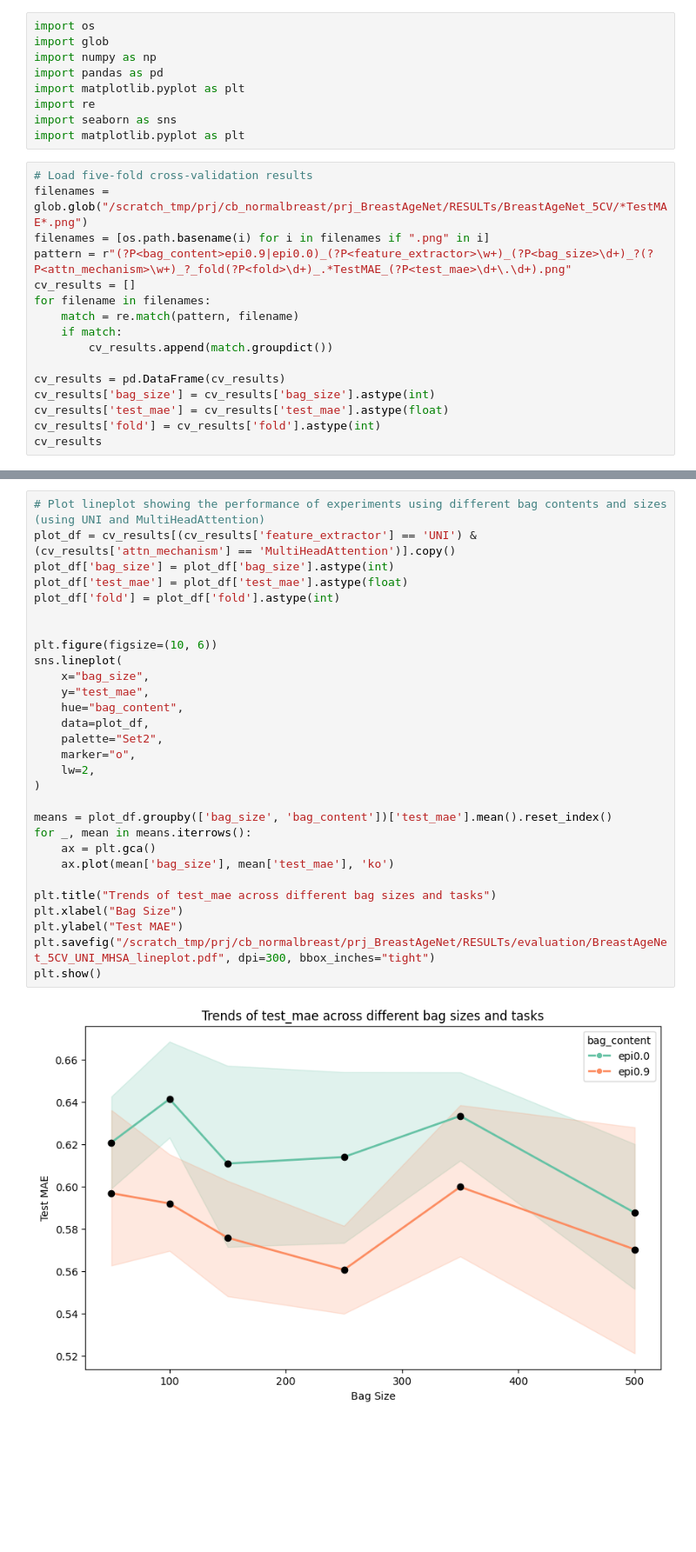
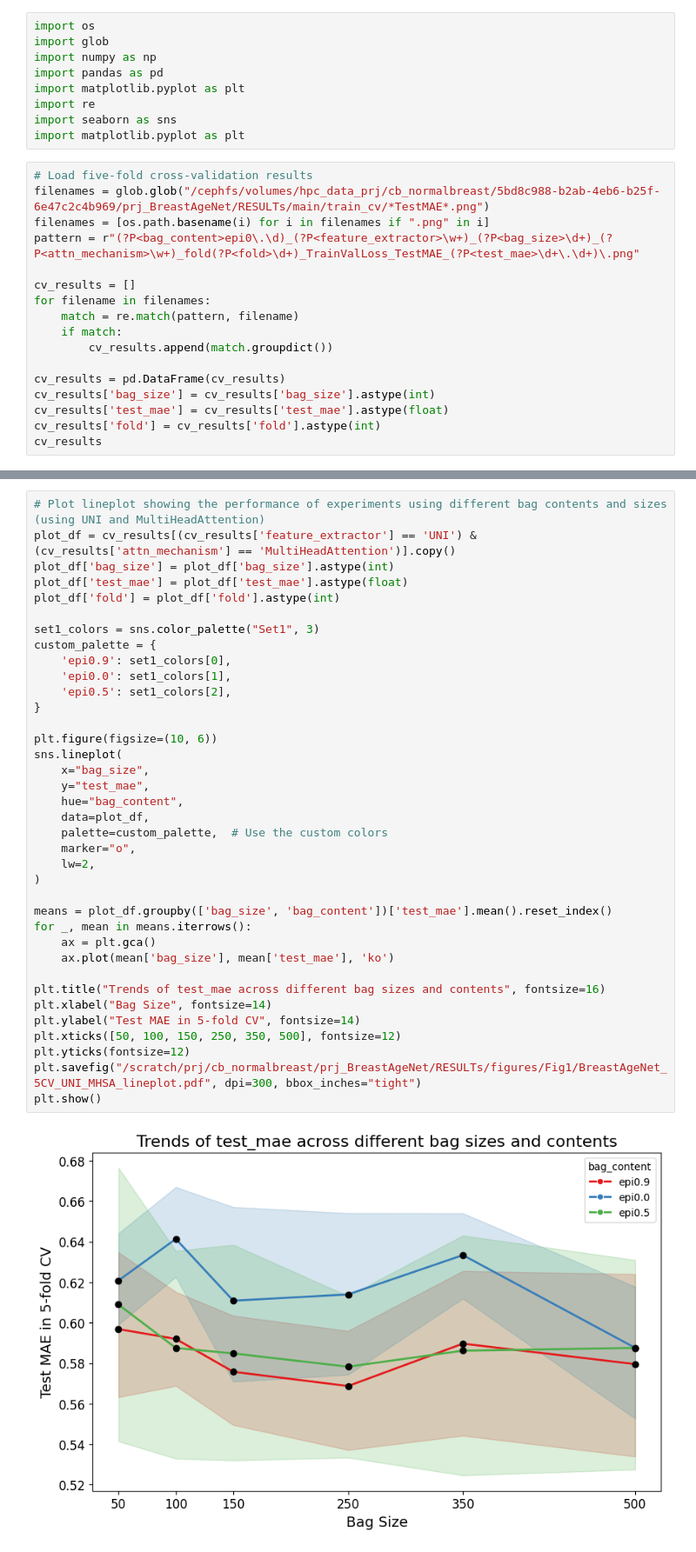
Before and after one commit to SiyuanChen726/BreastAgeNet, a Jupyter notebook: notebooks/Fig1.ipynb, the cells around one changed output, grey strips where cells are left out. Shown: that part at 87% size. Saved outputs shown, nothing was run; the diff lists cells and outputs as text; blank space fills up the shorter version.

```diff
--- a/notebooks/Fig1.ipynb
+++ b/notebooks/Fig1.ipynb
@@ -9,9 +9,10 @@ import seaborn as sns
 import matplotlib.pyplot as plt
 # %%
 # Load five-fold cross-validation results
-filenames = glob.glob("/scratch_tmp/prj/cb_normalbreast/prj_BreastAgeNet/RESULTs/BreastAgeNet_5CV/*TestMAE*.png")
+filenames = glob.glob("/cephfs/volumes/hpc_data_prj/cb_normalbreast/5bd8c988-b2ab-4eb6-b25f-6e47c2c4b969/prj_BreastAgeNet/RESULTs/main/train_cv/*TestMAE*.png")
 filenames = [os.path.basename(i) for i in filenames if ".png" in i]
-pattern = r"(?P<bag_content>epi0.9|epi0.0)_(?P<feature_extractor>\w+)_(?P<bag_size>\d+)_?(?P<attn_mechanism>\w+)_?_fold(?P<fold>\d+)_.*TestMAE_(?P<test_mae>\d+\.\d+).png"
+pattern = r"(?P<bag_content>epi0\.\d)_(?P<feature_extractor>\w+)_(?P<bag_size>\d+)_(?P<attn_mechanism>\w+)_fold(?P<fold>\d+)_TrainValLoss_TestMAE_(?P<test_mae>\d+\.\d+)\.png"
+
 cv_results = []
 for filename in filenames:
     match = re.match(pattern, filename)
@@ -114,31 +115,39 @@ plt.show()
 # %%
 # Plot lineplot showing the performance of experiments using different bag contents and sizes (using UNI and MultiHeadAttention)
 plot_df = cv_results[(cv_results['feature_extractor'] == 'UNI') & (cv_results['attn_mechanism'] == 'MultiHeadAttention')].copy()
 plot_df['bag_size'] = plot_df['bag_size'].astype(int)
 plot_df['test_mae'] = plot_df['test_mae'].astype(float)
 plot_df['fold'] = plot_df['fold'].astype(int)
 
+set1_colors = sns.color_palette("Set1", 3)
+custom_palette = {
+    'epi0.9': set1_colors[0],
+    'epi0.0': set1_colors[1],
+    'epi0.5': set1_colors[2],
+}
 
 plt.figure(figsize=(10, 6))
 sns.lineplot(
     x="bag_size",
     y="test_mae",
     hue="bag_content",
     data=plot_df,
-    palette="Set2",
+    palette=custom_palette,  # Use the custom colors
     marker="o",
     lw=2,
 )
 
 means = plot_df.groupby(['bag_size', 'bag_content'])['test_mae'].mean().reset_index()
 for _, mean in means.iterrows():
     ax = plt.gca()
     ax.plot(mean['bag_size'], mean['test_mae'], 'ko')
 
-plt.title("Trends of test_mae across different bag sizes and tasks")
-plt.xlabel("Bag Size")
-plt.ylabel("Test MAE")
-plt.savefig("/scratch_tmp/prj/cb_normalbreast/prj_BreastAgeNet/RESULTs/evaluation/BreastAgeNet_5CV_UNI_MHSA_lineplot.pdf", dpi=300, bbox_inches="tight")
+plt.title("Trends of test_mae across different bag sizes and contents", fontsize=16)
+plt.xlabel("Bag Size", fontsize=14)
+plt.ylabel("Test MAE in 5-fold CV", fontsize=14)
+plt.xticks([50, 100, 150, 250, 350, 500], fontsize=12)
+plt.yticks(fontsize=12)
+plt.savefig("/scratch/prj/cb_normalbreast/prj_BreastAgeNet/RESULTs/figures/Fig1/BreastAgeNet_5CV_UNI_MHSA_lineplot.pdf", dpi=300, bbox_inches="tight")
 plt.show()
 # %% [output]
-[figure, old version]
+[figure, new version]
```
Also changed, not shown: parts of 2 cells of this notebook.
